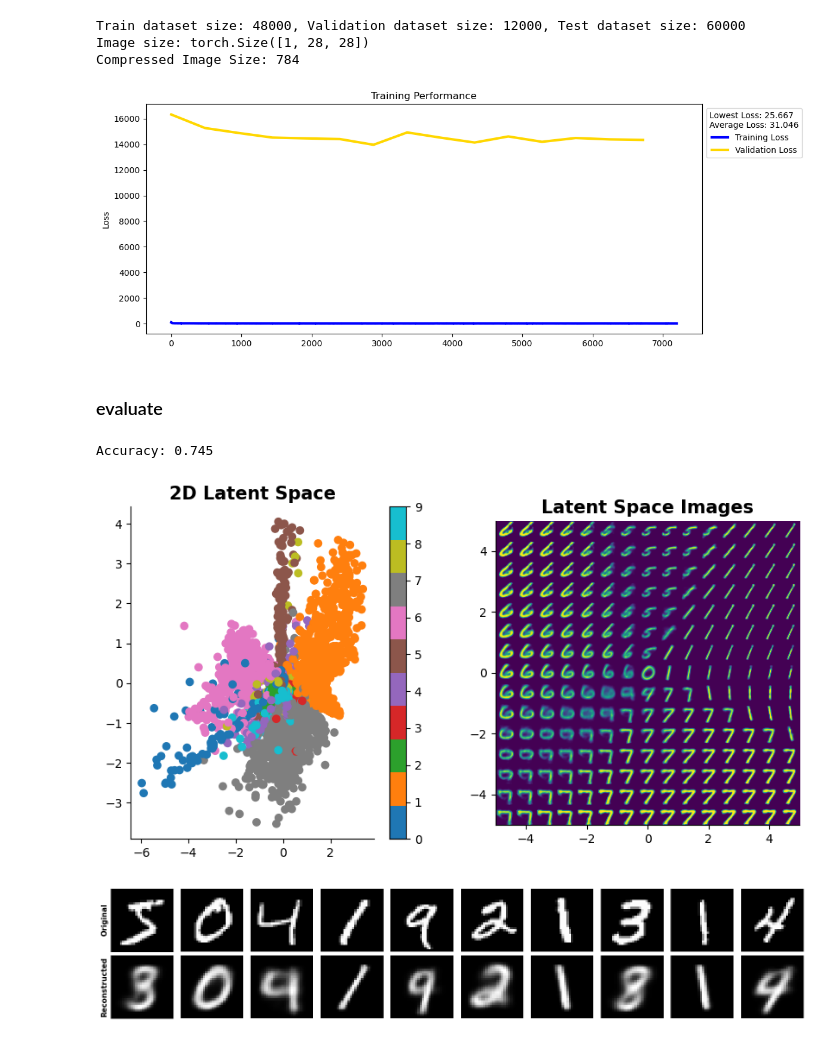
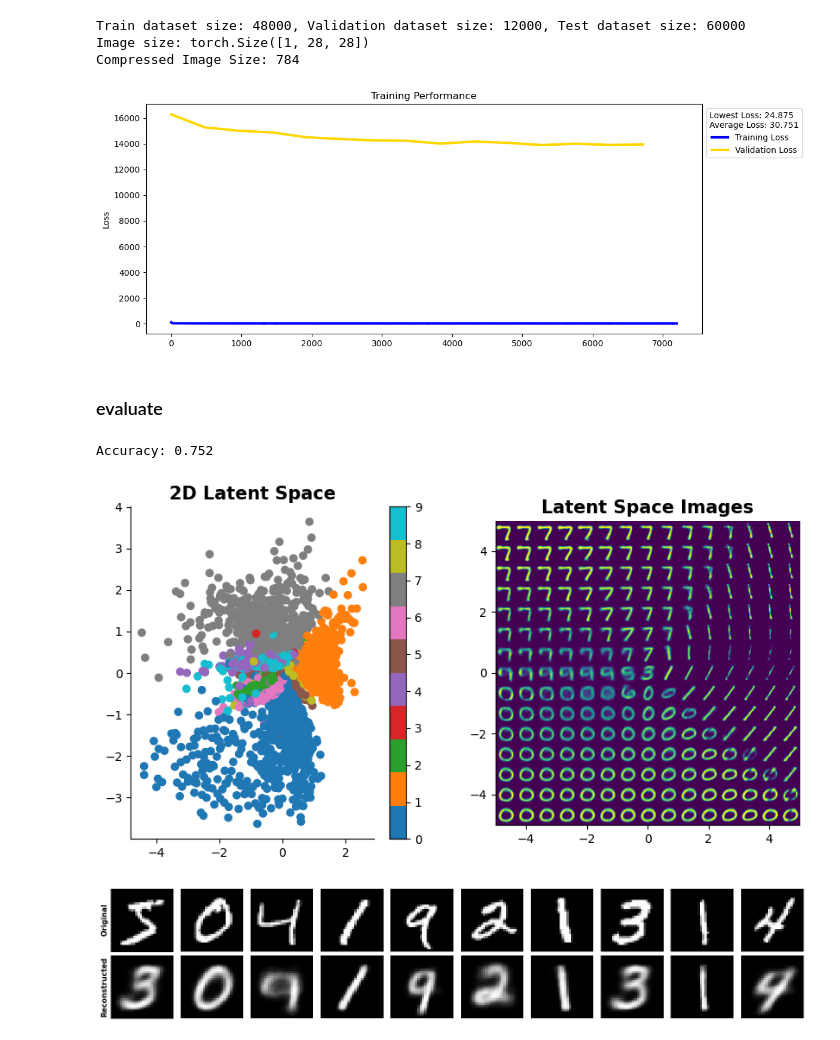
Before and after one commit to emmabacarra/cmbresearch, a Jupyter notebook: autoencoder practice/my vae.ipynb, the cells around one changed output. Cells and saved outputs as stored; diff of their text form; code cells hidden in the pictures.

```diff
--- a/autoencoder practice/my vae.ipynb
+++ b/autoencoder practice/my vae.ipynb
@@ -206,19 +206,19 @@ Compressed Image Size: 784
 # %%
 model = vae(
         input_dim=img_size,
-        hidden_dim=400,
-        num_layers=40, # y dim later (?)
+        hidden_dim=392,
+        num_layers=196, # y dim later (?)
         latent_dim=2, # x dim later (?)
-        leak=0.01, drop=0.01,
+        leak=0.8, drop=0.01,
         stochastic=False
     ).to(device)
 nnet = net(model, train_loader, val_loader, test_loader, batch_size)
 
-optimizer = Adam(model.parameters(), lr=0.001, weight_decay=1e-6) #
+optimizer = Adam(model.parameters(), lr=0.001, weight_decay=1e-9) #
 
 nnet.train(optimizer=optimizer, epochs=15, x_dim=img_size, lsfn=loss_function)
 # %% [output]
-[figure, old version]
+[figure, new version]
 # %% [markdown]
 ### evaluate
 # %%
@@ -238,6 +238,6 @@ sns.despine()
 
 nnet.pgen(test_loader, num_images=10)
 # %% [output]
-Accuracy: 0.745
+Accuracy: 0.752
-[figure, old version]
+[figure, new version]
-[figure, old version]
+[figure, new version]
```
